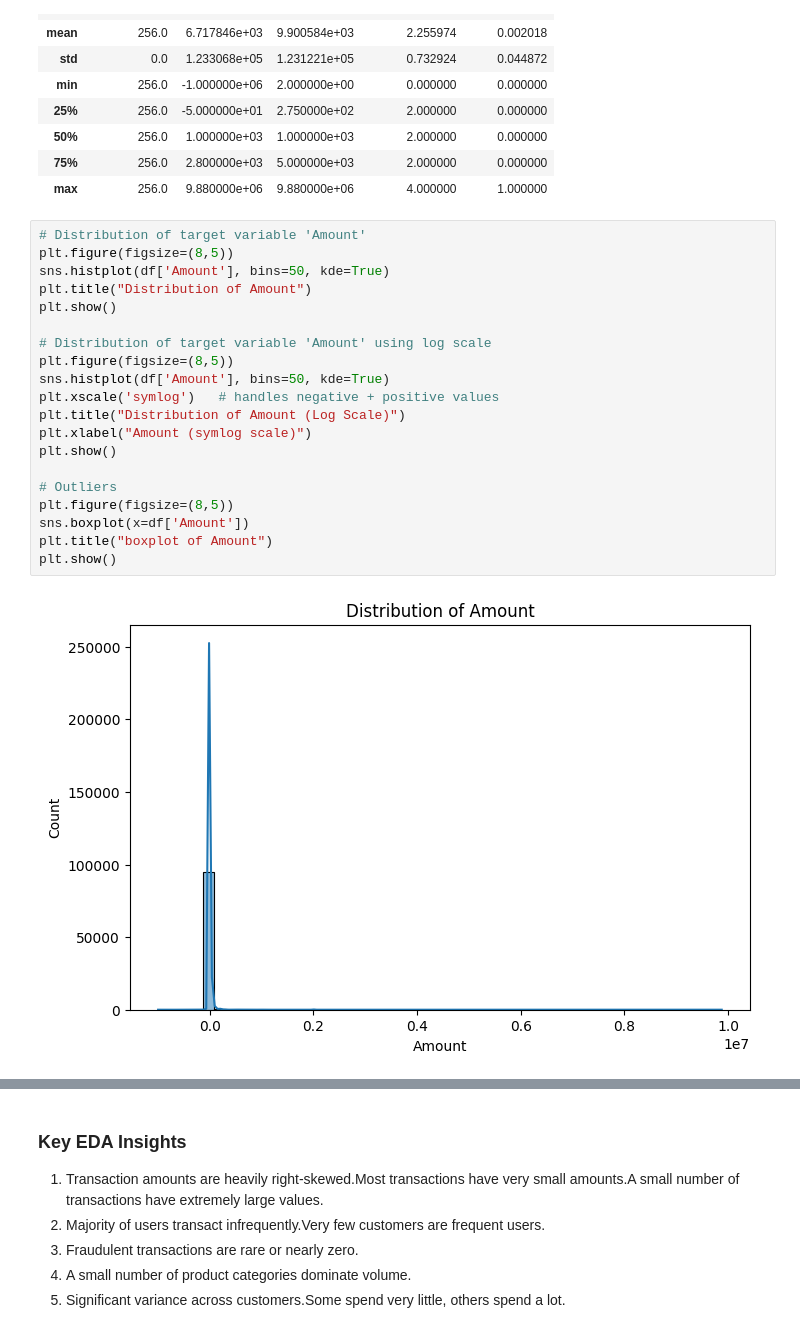
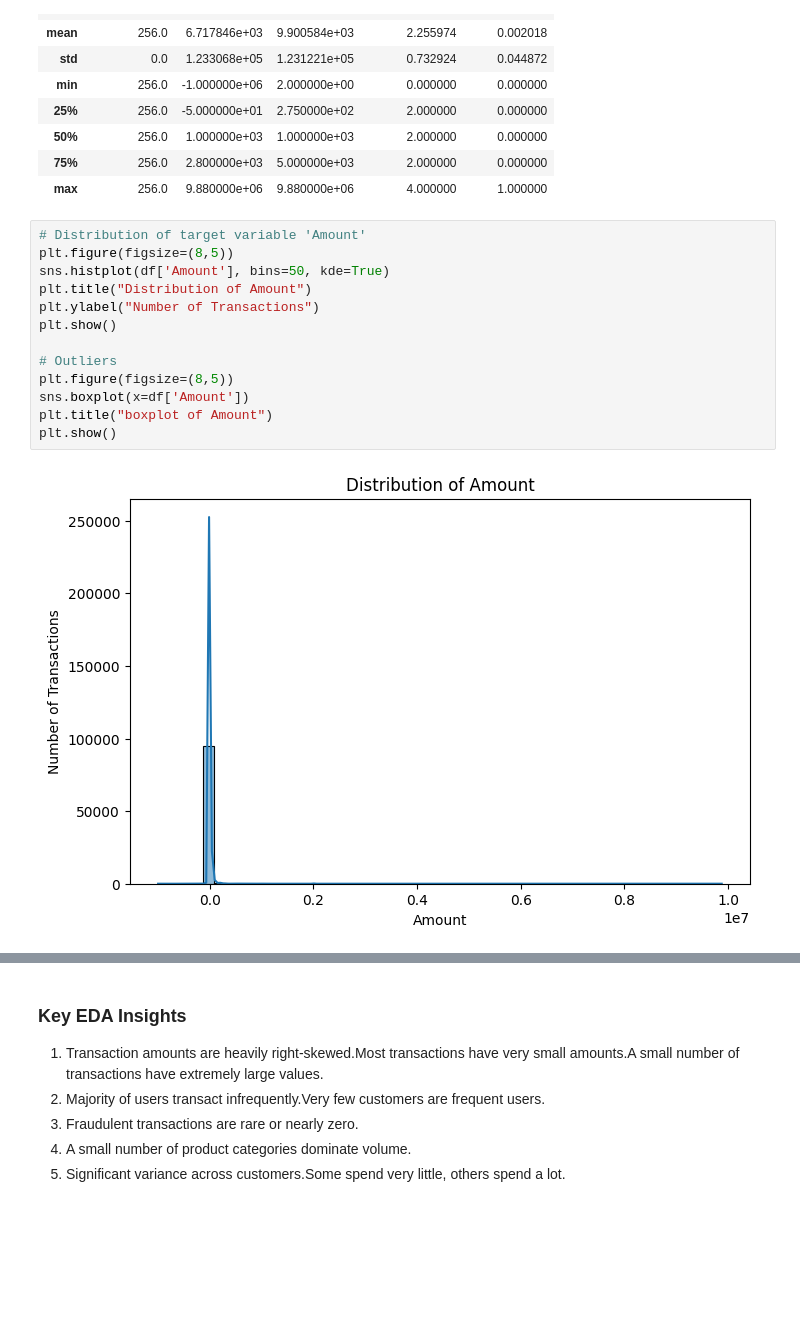
Before and after one commit to kernemi/credit-risk-model, a Jupyter notebook: notebooks/eda.ipynb, the cells around one changed output, grey strips where cells are left out. Drawn from its saved outputs; the diff is of its cells as text; blank space fills up the shorter version.

```diff
--- a/notebooks/eda.ipynb
+++ b/notebooks/eda.ipynb
@@ -85,22 +85,15 @@ Summary statistics:
 # %%
 # Distribution of target variable 'Amount'
 plt.figure(figsize=(8,5))
 sns.histplot(df['Amount'], bins=50, kde=True)
 plt.title("Distribution of Amount")
-plt.show()
-
-# Distribution of target variable 'Amount' using log scale
-plt.figure(figsize=(8,5))
-sns.histplot(df['Amount'], bins=50, kde=True)
-plt.xscale('symlog')   # handles negative + positive values
-plt.title("Distribution of Amount (Log Scale)")
-plt.xlabel("Amount (symlog scale)")
+plt.ylabel("Number of Transactions")
 plt.show()
 
 # Outliers
 plt.figure(figsize=(8,5))
 sns.boxplot(x=df['Amount'])
 plt.title("boxplot of Amount")
 plt.show()
 # %% [output]
-[figure, old version]
+[figure, new version]
```
Also changed, not shown: parts of 8 cells of this notebook.
